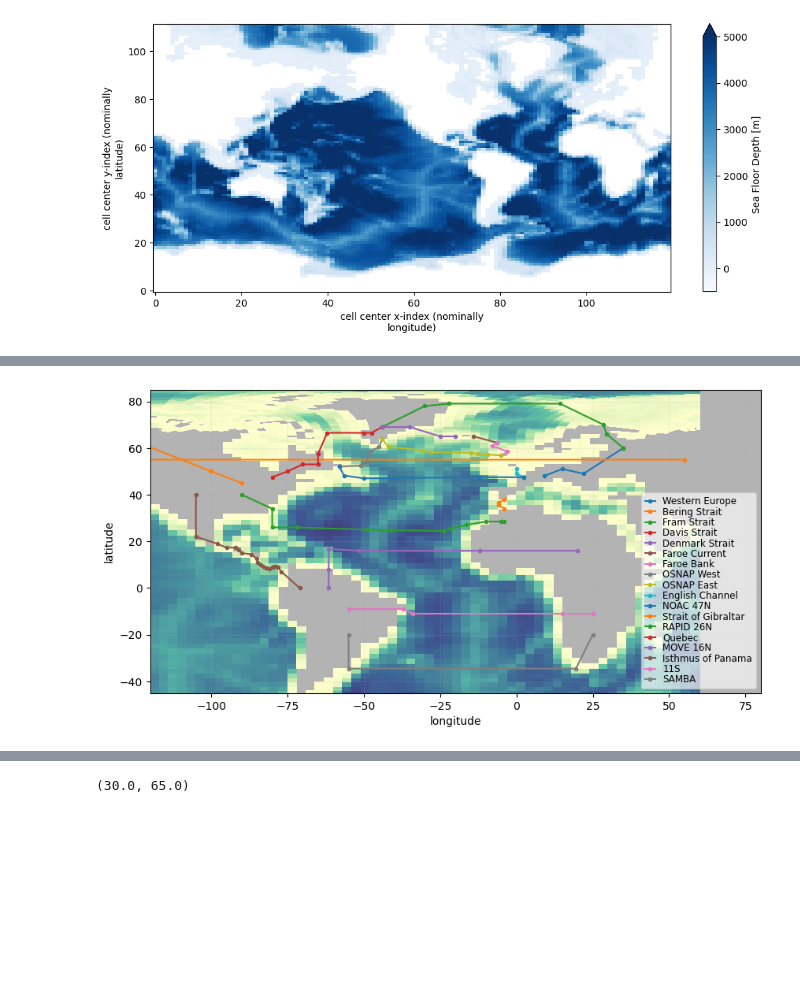
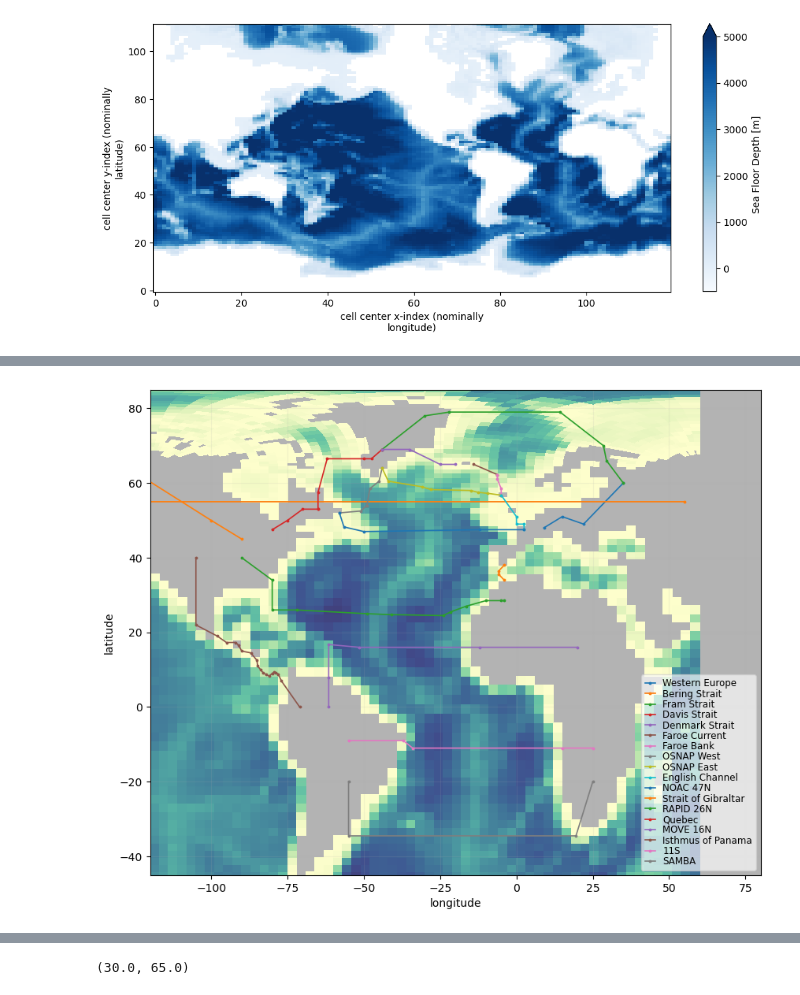
Before and after one commit to hdrake/tosnap, a Jupyter notebook: notebooks/Atlantos_array.ipynb, the cells around one changed output, grey strips where cells are left out. Saved outputs shown, nothing was run; the diff lists cells and outputs as text; code cells hidden in the pictures; blank space fills up the shorter version.

```diff
--- a/notebooks/Atlantos_array.ipynb
+++ b/notebooks/Atlantos_array.ipynb
@@ -52,27 +52,27 @@ Section(Denmark Extended, [(-44, 69), (-35, 69), (-25, 65), (-20, 65), (-14.0, 6
 # %%
 cmap = cmocean.cm.deep.copy()
 cmap.set_bad((0.7, 0.7, 0.7))
 
-plt.figure(figsize=(10, 5))
+plt.figure(figsize=(10, 8))
 
 ax = plt.subplot(facecolor=(0.7, 0.7, 0.7))
 plt.pcolor(
     grid._ds['geolon_c'],
     grid._ds['geolat_c'],
     grid._ds['deptho'].where(grid._ds['deptho']>0),
     cmap=cmap, vmin=0, vmax=7500,
 )
 plt.xlim(-120, 80)
 plt.ylim(-45, 85)
 
 for sec_name, section in tosnap.atlantic_sections.items():
     lons, lats = section.lons, section.lats
-    plt.plot(lons, lats, ".-", label=sec_name)
+    plt.plot(lons, lats, ".-", label=sec_name, markersize=3.5, linewidth=1.2)
 
 plt.legend(loc="lower right", handlelength=1.1, labelspacing=0.025, fontsize=8.5, framealpha=0.65)
 plt.grid(True, alpha=0.15)
 plt.xlabel("longitude")
 plt.ylabel("latitude");
 plt.savefig("AtlantOS_arrays.png", bbox_inches="tight", dpi=200)
 # %% [output]
-[figure, old version]
+[figure, new version]
```
Also changed, not shown: parts of 10 cells of this notebook, 1 other file.
